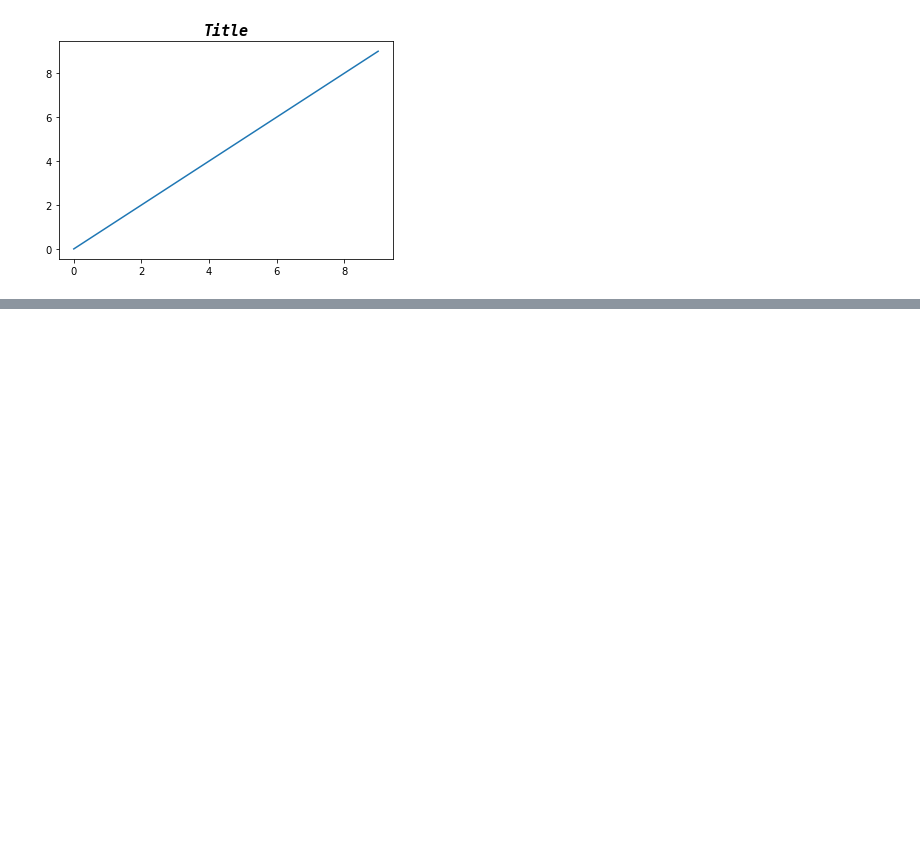
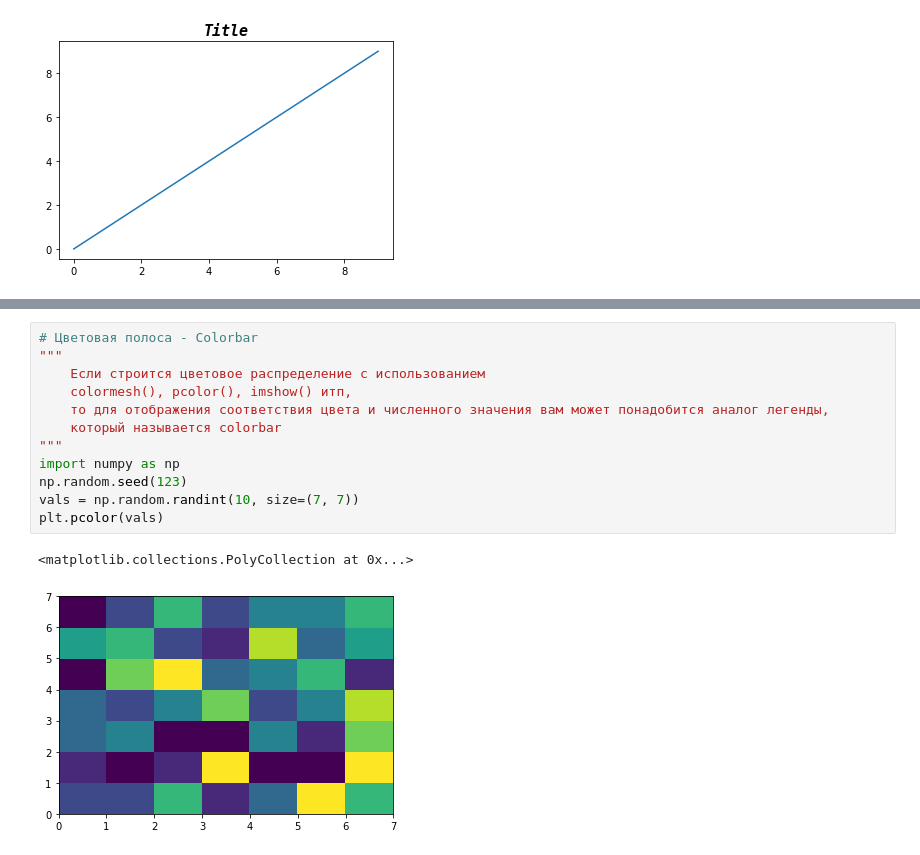
Before and after one commit to RustemDiveev/algo_python, a Jupyter notebook: matplotlib/3_chart_elements_settings.ipynb, the cells around one changed output, grey strips where cells are left out. Cells and saved outputs as stored; diff of their text form; blank space fills up the shorter version.

```diff
--- a/matplotlib/3_chart_elements_settings.ipynb
+++ b/matplotlib/3_chart_elements_settings.ipynb
@@ -469,0 +509,15 @@ plt.plot(range(0, 10), range(0, 10))
+# %%
+# Цветовая полоса - Colorbar
+"""
+    Если строится цветовое распределение с использованием
+    colormesh(), pcolor(), imshow() итп,
+    то для отображения соответствия цвета и численного значения вам может понадобится аналог легенды,
+    который называется colorbar
+"""
+import numpy as np
+np.random.seed(123)
+vals = np.random.randint(10, size=(7, 7))
+plt.pcolor(vals)
+# %% [output]
+<matplotlib.collections.PolyCollection at 0x...>
+[figure, added]
```
Also changed, not shown: parts of 8 cells of this notebook.
